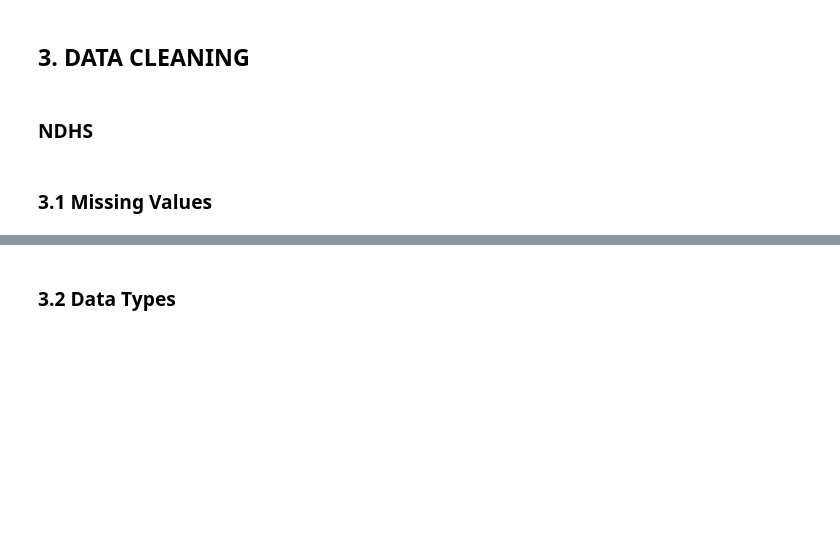
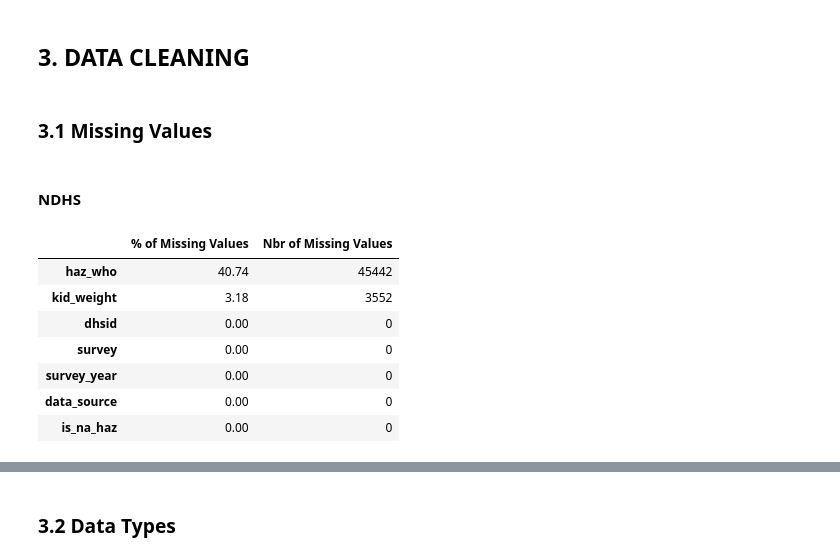
Before and after one commit to KassoumHabibou/Mapping-Hunger-in-Nigeria, a Jupyter notebook: 02_data wrangling.ipynb, the cells around one changed output, grey strips where cells are left out. Saved outputs shown, nothing was run; the diff lists cells and outputs as text; code cells hidden in the pictures; blank space fills up the shorter version.

```diff
--- a/02_data wrangling.ipynb
+++ b/02_data wrangling.ipynb
@@ -55,6 +89,18 @@ ndhs_coordinate = gpd.GeoDataFrame(ndhs_coordinate,geometry=gpd.points_from_xy(n
 # %% [markdown]
 ## 3. DATA CLEANING
-# %% [markdown]
-### NDHS
 # %% [markdown]
 ### 3.1 Missing Values
+# %% [markdown]
+#### NDHS
+# %%
+# Missing values
+pd.DataFrame(data={'% of Missing Values':round(ndhs_df.isna().sum()/ndhs_df.isna().count()*100,2),'Nbr of Missing Values':ndhs_df.isna().sum()}).sort_values(by='% of Missing Values',ascending=False)
+# %% [output]
+|  | % of Missing Values | Nbr of Missing Values |
+| haz_who | 40.74 | 45442 |
+| kid_weight | 3.18 | 3552 |
+| dhsid | 0.00 | 0 |
+| survey | 0.00 | 0 |
+| survey_year | 0.00 | 0 |
+| data_source | 0.00 | 0 |
+| is_na_haz | 0.00 | 0 |
```
Also changed, not shown: parts of 16 cells of this notebook, 6 other files.
